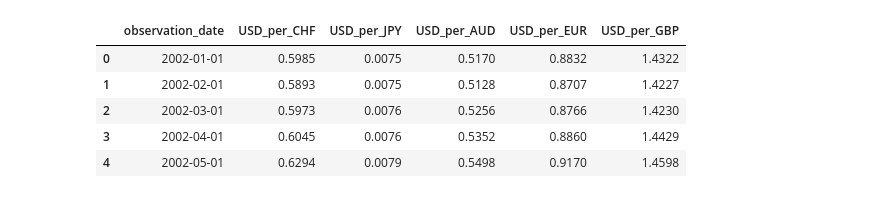
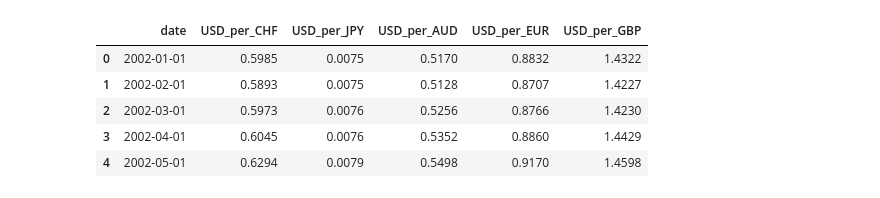
Before and after one commit to matthias-wyss/Investments-project, a Jupyter notebook: src/data_collection.ipynb, the cells around one changed output. Saved outputs shown, nothing was run; the diff lists cells and outputs as text; code cells hidden in the pictures.

```diff
--- a/src/data_collection.ipynb
+++ b/src/data_collection.ipynb
@@ -49,38 +51,38 @@ with open(input_file, mode='r', newline='') as infile, open(output_file, mode='w
             })
         except (ValueError, ZeroDivisionError):
             print(f"Skipped invalid row: {row}")
-# %%
-import pandas as pd
-
-# Chargement des fichiers CSV pour chaque devise
-df_chf = pd.read_csv('../data/monthly_exchange_rate/monthly_USD_to_one_CHF.csv')
-df_jpy = pd.read_csv('../data/monthly_exchange_rate/monthly_USD_to_one_JPY.csv')
-df_aud = pd.read_csv('../data/monthly_exchange_rate/monthly_USD_to_one_AUD.csv')
-df_eur = pd.read_csv('../data/monthly_exchange_rate/monthly_USD_to_one_EUR.csv')
-df_gbp = pd.read_csv('../data/monthly_exchange_rate/monthly_USD_to_one_GBP.csv')
-
-# Renommer les colonnes de chaque DataFrame pour une meilleure identification
-df_chf.rename(columns={'EXUSSZ': 'USD_per_CHF'}, inplace=True)
-df_jpy.rename(columns={'EXUSJP': 'USD_per_JPY'}, inplace=True)
-df_aud.rename(columns={'EXUSAL': 'USD_per_AUD'}, inplace=True)
-df_eur.rename(columns={'EXUSEU': 'USD_per_EUR'}, inplace=True)
-df_gbp.rename(columns={'EXUSUK': 'USD_per_GBP'}, inplace=True)
-
-# Fusionner toutes les DataFrames sur la colonne 'observation_date'
-df_all = df_chf[['observation_date', 'USD_per_CHF']].merge(df_jpy[['observation_date', 'USD_per_JPY']], on='observation_date', how='outer')\
-    .merge(df_aud[['observation_date', 'USD_per_AUD']], on='observation_date', how='outer')\
-    .merge(df_eur[['observation_date', 'USD_per_EUR']], on='observation_date', how='outer')\
-    .merge(df_gbp[['observation_date', 'USD_per_GBP']], on='observation_date', how='outer')
-
-# Save to csv
-df_all.to_csv('../data/monthly_exchange_rate/merged_monthly_exchange_rates.csv', index=False)
-
-# Afficher le DataFrame final
-df_all.head()
-# %% [output]
-|  | observation_date | USD_per_CHF | USD_per_JPY | USD_per_AUD | USD_per_EUR | USD_per_GBP |
-| 0 | 2002-01-01 | 0.5985 | 0.0075 | 0.5170 | 0.8832 | 1.4322 |
-| 1 | 2002-02-01 | 0.5893 | 0.0075 | 0.5128 | 0.8707 | 1.4227 |
-| 2 | 2002-03-01 | 0.5973 | 0.0076 | 0.5256 | 0.8766 | 1.4230 |
-| 3 | 2002-04-01 | 0.6045 | 0.0076 | 0.5352 | 0.8860 | 1.4429 |
-| 4 | 2002-05-01 | 0.6294 | 0.0079 | 0.5498 | 0.9170 | 1.4598 |
+# %%
+import pandas as pd
+
+# Chargement des fichiers CSV pour chaque devise
+df_chf = pd.read_csv('../data/monthly_exchange_rate/monthly_USD_to_one_CHF.csv')
+df_jpy = pd.read_csv('../data/monthly_exchange_rate/monthly_USD_to_one_JPY.csv')
+df_aud = pd.read_csv('../data/monthly_exchange_rate/monthly_USD_to_one_AUD.csv')
+df_eur = pd.read_csv('../data/monthly_exchange_rate/monthly_USD_to_one_EUR.csv')
+df_gbp = pd.read_csv('../data/monthly_exchange_rate/monthly_USD_to_one_GBP.csv')
+
+# Renommer les colonnes de chaque DataFrame pour une meilleure identification
+df_chf.rename(columns={'EXUSSZ': 'USD_per_CHF'}, inplace=True)
+df_jpy.rename(columns={'EXUSJP': 'USD_per_JPY'}, inplace=True)
+df_aud.rename(columns={'EXUSAL': 'USD_per_AUD'}, inplace=True)
+df_eur.rename(columns={'EXUSEU': 'USD_per_EUR'}, inplace=True)
+df_gbp.rename(columns={'EXUSUK': 'USD_per_GBP'}, inplace=True)
+
+# Fusionner toutes les DataFrames sur la colonne 'date'
+df_all = df_chf[['date', 'USD_per_CHF']].merge(df_jpy[['date', 'USD_per_JPY']], on='date', how='outer')\
+    .merge(df_aud[['date', 'USD_per_AUD']], on='date', how='outer')\
+    .merge(df_eur[['date', 'USD_per_EUR']], on='date', how='outer')\
+    .merge(df_gbp[['date', 'USD_per_GBP']], on='date', how='outer')
+
+# Save to csv
+df_all.to_csv('../data/monthly_exchange_rate/merged_monthly_exchange_rates.csv', index=False)
+
+# Afficher le DataFrame final
+df_all.head()
+# %% [output]
+|  | date | USD_per_CHF | USD_per_JPY | USD_per_AUD | USD_per_EUR | USD_per_GBP |
+| 0 | 2002-01-01 | 0.5985 | 0.0075 | 0.5170 | 0.8832 | 1.4322 |
+| 1 | 2002-02-01 | 0.5893 | 0.0075 | 0.5128 | 0.8707 | 1.4227 |
+| 2 | 2002-03-01 | 0.5973 | 0.0076 | 0.5256 | 0.8766 | 1.4230 |
+| 3 | 2002-04-01 | 0.6045 | 0.0076 | 0.5352 | 0.8860 | 1.4429 |
+| 4 | 2002-05-01 | 0.6294 | 0.0079 | 0.5498 | 0.9170 | 1.4598 |
```
Also changed, not shown: parts of 6 cells of this notebook.
